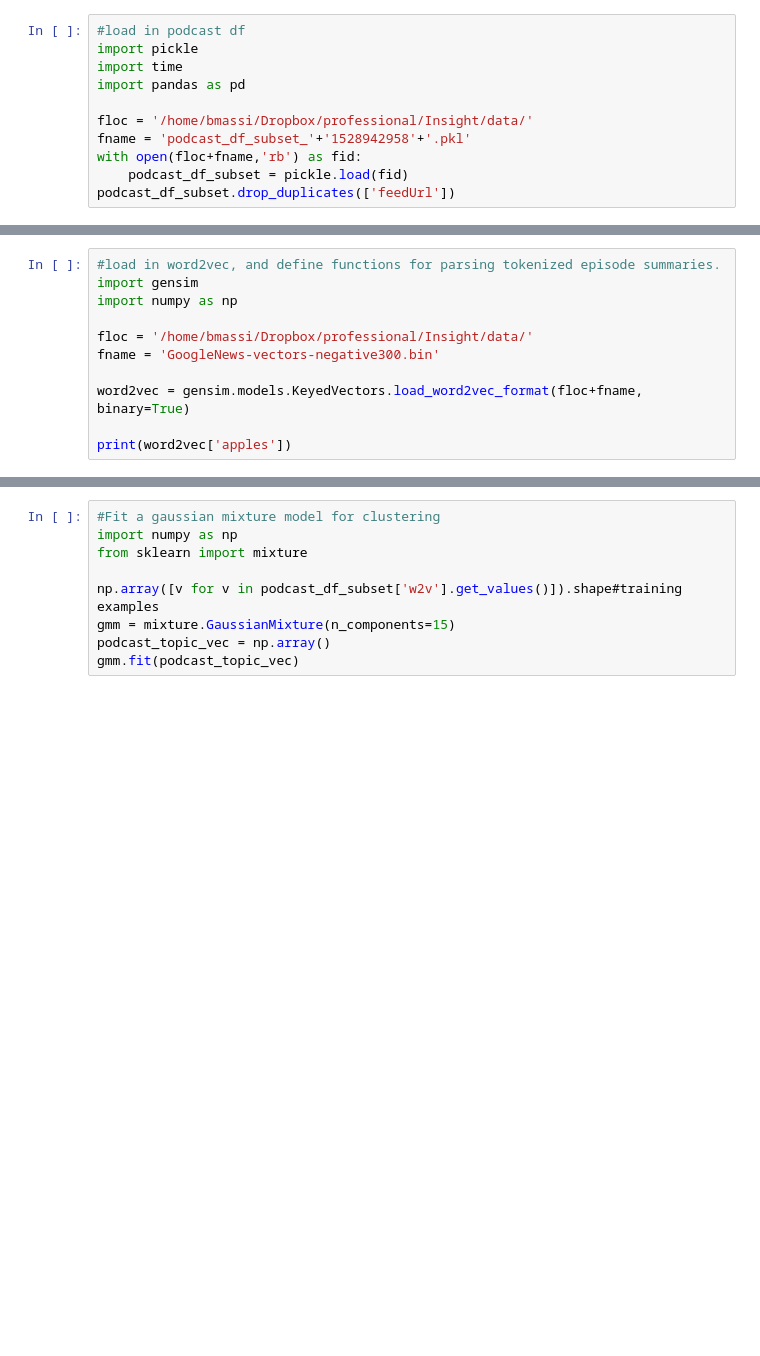
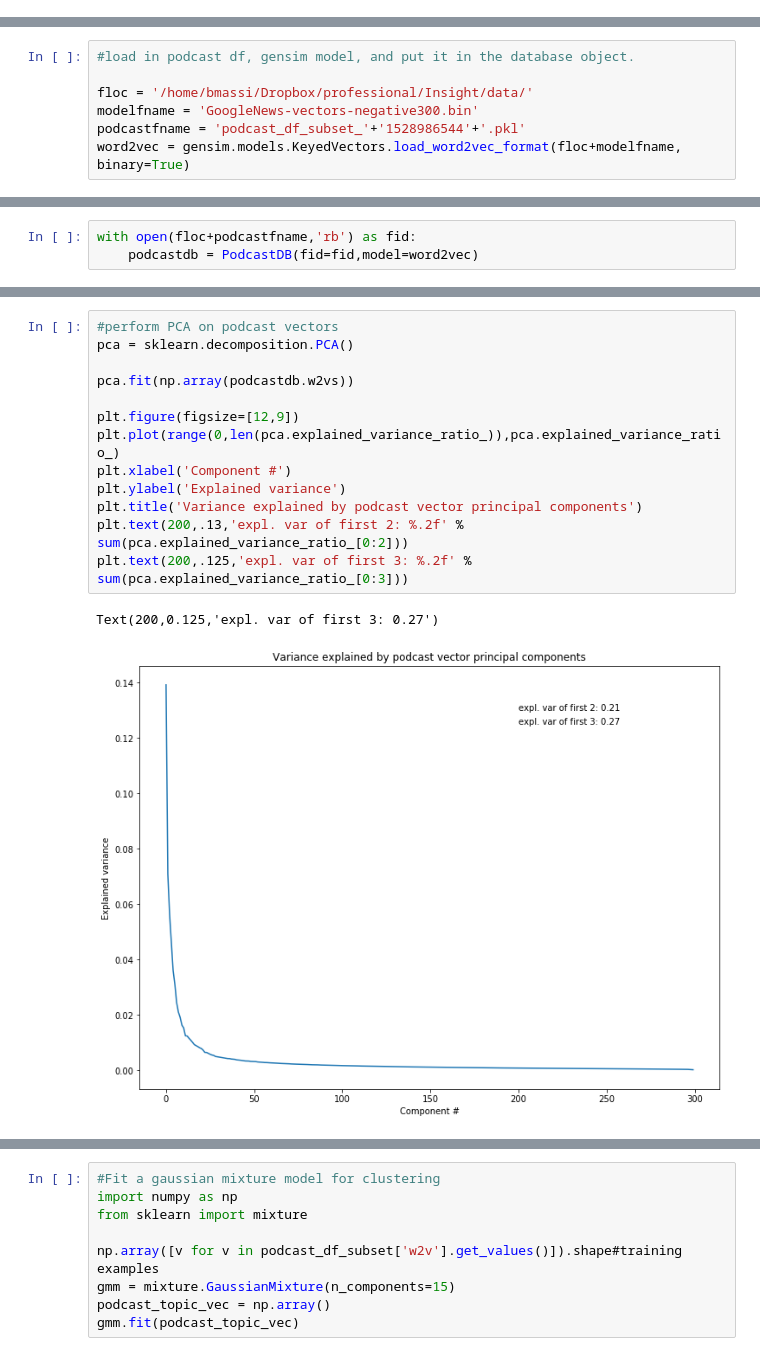
Before and after one commit to bartmassi/Caster, a Jupyter notebook: step4_analyze_and_model.ipynb, the cells around one changed output, grey strips where cells are left out. Drawn from its saved outputs; the diff is of its cells as text; blank space fills up the shorter version.

```diff
--- a/step4_analyze_and_model.ipynb
+++ b/step4_analyze_and_model.ipynb
@@ -1,11 +0,0 @@
-# %%
-#load in podcast df
-import pickle
-import time
-import pandas as pd
-
-floc = '/home/bmassi/Dropbox/professional/Insight/data/'
-fname = 'podcast_df_subset_'+'1528942958'+'.pkl'
-with open(floc+fname,'rb') as fid:
-    podcast_df_subset = pickle.load(fid)
-podcast_df_subset.drop_duplicates(['feedUrl'])
@@ -31,11 +79,7 @@ podcast_df_subset.drop_duplicates(['feedUrl'])
 # %%
-#load in word2vec, and define functions for parsing tokenized episode summaries.
-import gensim
-import numpy as np
+#load in podcast df, gensim model, and put it in the database object.
 
 floc = '/home/bmassi/Dropbox/professional/Insight/data/'
-fname = 'GoogleNews-vectors-negative300.bin'
-
-word2vec = gensim.models.KeyedVectors.load_word2vec_format(floc+fname, binary=True)
-
-print(word2vec['apples'])
+modelfname = 'GoogleNews-vectors-negative300.bin'
+podcastfname = 'podcast_df_subset_'+'1528986544'+'.pkl'
+word2vec = gensim.models.KeyedVectors.load_word2vec_format(floc+modelfname, binary=True)
@@ -64,0 +86,3 @@ def pod2vec(episodes):
+# %%
+with open(floc+podcastfname,'rb') as fid:
+    podcastdb = PodcastDB(fid=fid,model=word2vec)
@@ -64,0 +108,16 @@ def pod2vec(episodes):
+# %%
+#perform PCA on podcast vectors
+pca = sklearn.decomposition.PCA()
+
+pca.fit(np.array(podcastdb.w2vs))
+
+plt.figure(figsize=[12,9])
+plt.plot(range(0,len(pca.explained_variance_ratio_)),pca.explained_variance_ratio_)
+plt.xlabel('Component #')
+plt.ylabel('Explained variance')
+plt.title('Variance explained by podcast vector principal components')
+plt.text(200,.13,'expl. var of first 2: %.2f' % sum(pca.explained_variance_ratio_[0:2]))
+plt.text(200,.125,'expl. var of first 3: %.2f' % sum(pca.explained_variance_ratio_[0:3]))
+# %% [output]
+Text(200,0.125,'expl. var of first 3: 0.27')
+[figure, added]
```
Also changed, not shown: parts of 7 cells of this notebook, 1 other file.
